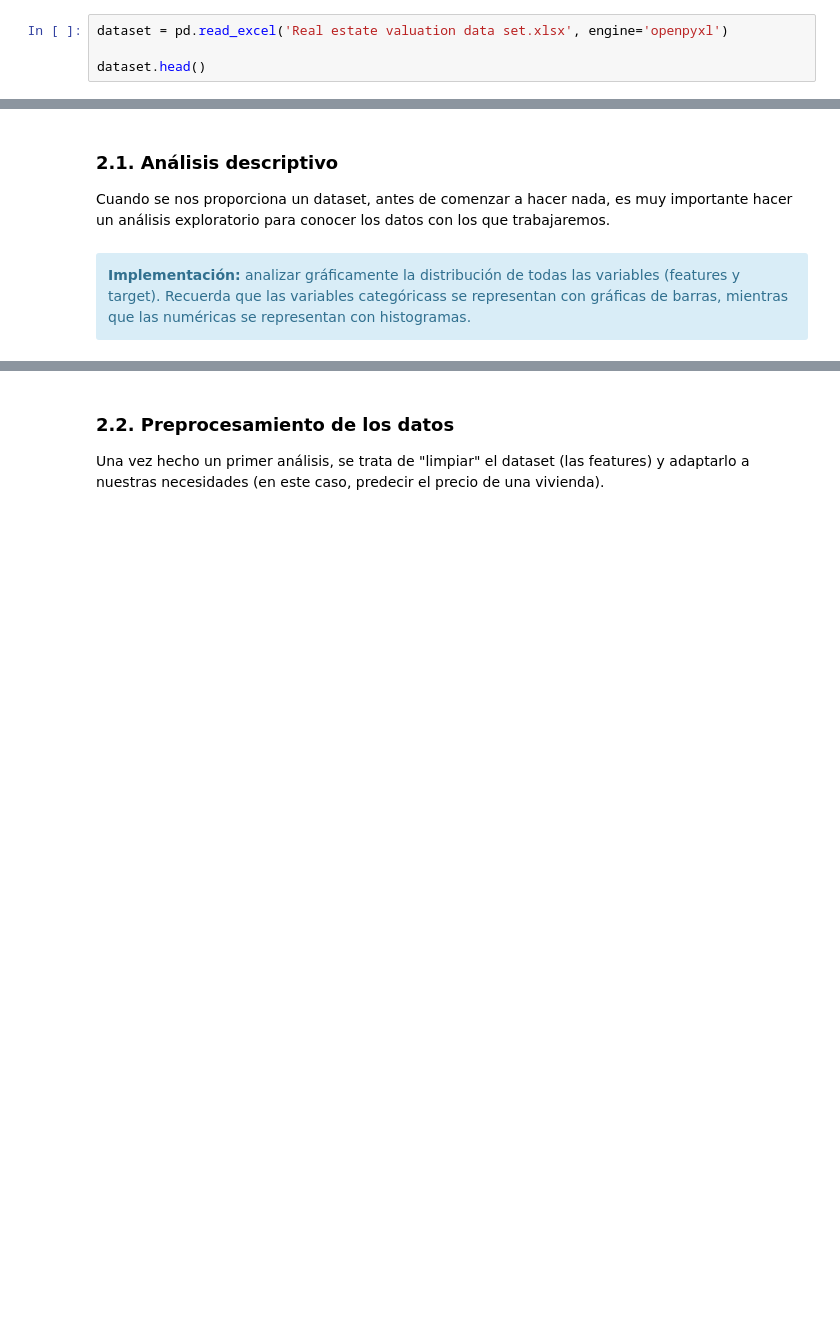
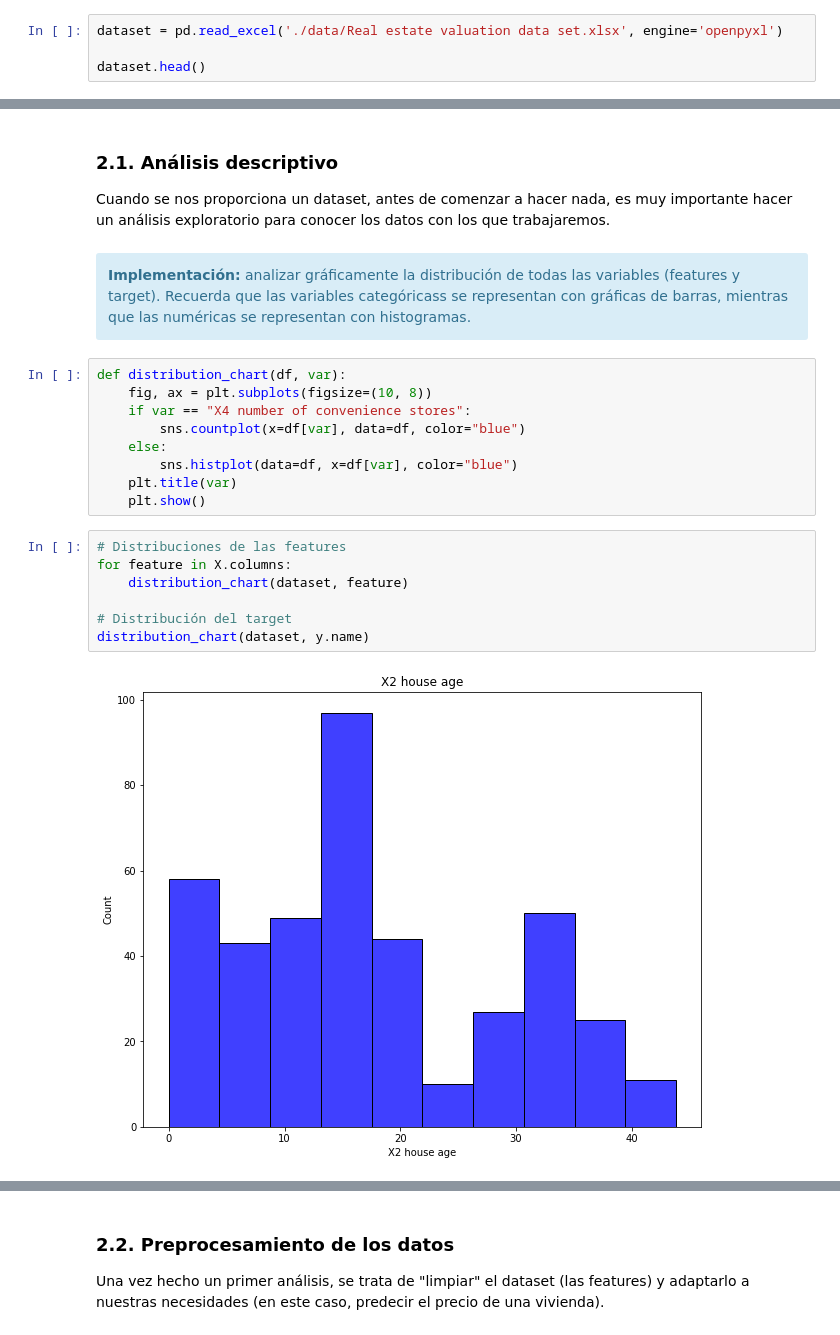
Before and after one commit to mariousm/Data-Science-Master, a Jupyter notebook: 2021-22/PrimerSemestre/Mineria/PEC3/20211_M2.855_PEC3_Enunciado.ipynb, the cells around one changed output, grey strips where cells are left out. Saved outputs shown, nothing was run; the diff lists cells and outputs as text; blank space fills up the shorter version.

```diff
--- a/2021-22/PrimerSemestre/Mineria/PEC3/20211_M2.855_PEC3_Enunciado.ipynb
+++ b/2021-22/PrimerSemestre/Mineria/PEC3/20211_M2.855_PEC3_Enunciado.ipynb
@@ -720,7 +720,7 @@ Utilizaremos un conjunto de datos público de precios de viviendas en Taiwán co
 
 Comencemos cargando los datos en un DataFrame de pandas:
 # %%
-dataset = pd.read_excel('Real estate valuation data set.xlsx', engine='openpyxl')
+dataset = pd.read_excel('./data/Real estate valuation data set.xlsx', engine='openpyxl')
 
 dataset.head()
 # %% [output]
@@ -751,3 +751,21 @@ Cuando se nos proporciona un dataset, antes de comenzar a hacer nada, es muy imp
 <div class="alert alert-block alert-info">
 <strong>Implementación:</strong> analizar gráficamente la distribución de todas las variables (features y target). Recuerda que las variables categóricass se representan con gráficas de barras, mientras que las numéricas se representan con histogramas.
 </div>
+# %%
+def distribution_chart(df, var):
+    fig, ax = plt.subplots(figsize=(10, 8))
+    if var == "X4 number of convenience stores":
+        sns.countplot(x=df[var], data=df, color="blue")
+    else:
+        sns.histplot(data=df, x=df[var], color="blue")
+    plt.title(var)
+    plt.show()
+# %%
+# Distribuciones de las features
+for feature in X.columns:
+    distribution_chart(dataset, feature)
+
+# Distribución del target
+distribution_chart(dataset, y.name)
+# %% [output]
+[figure, added]
```
Also changed, not shown: parts of 34 cells of this notebook, 1 other file.
